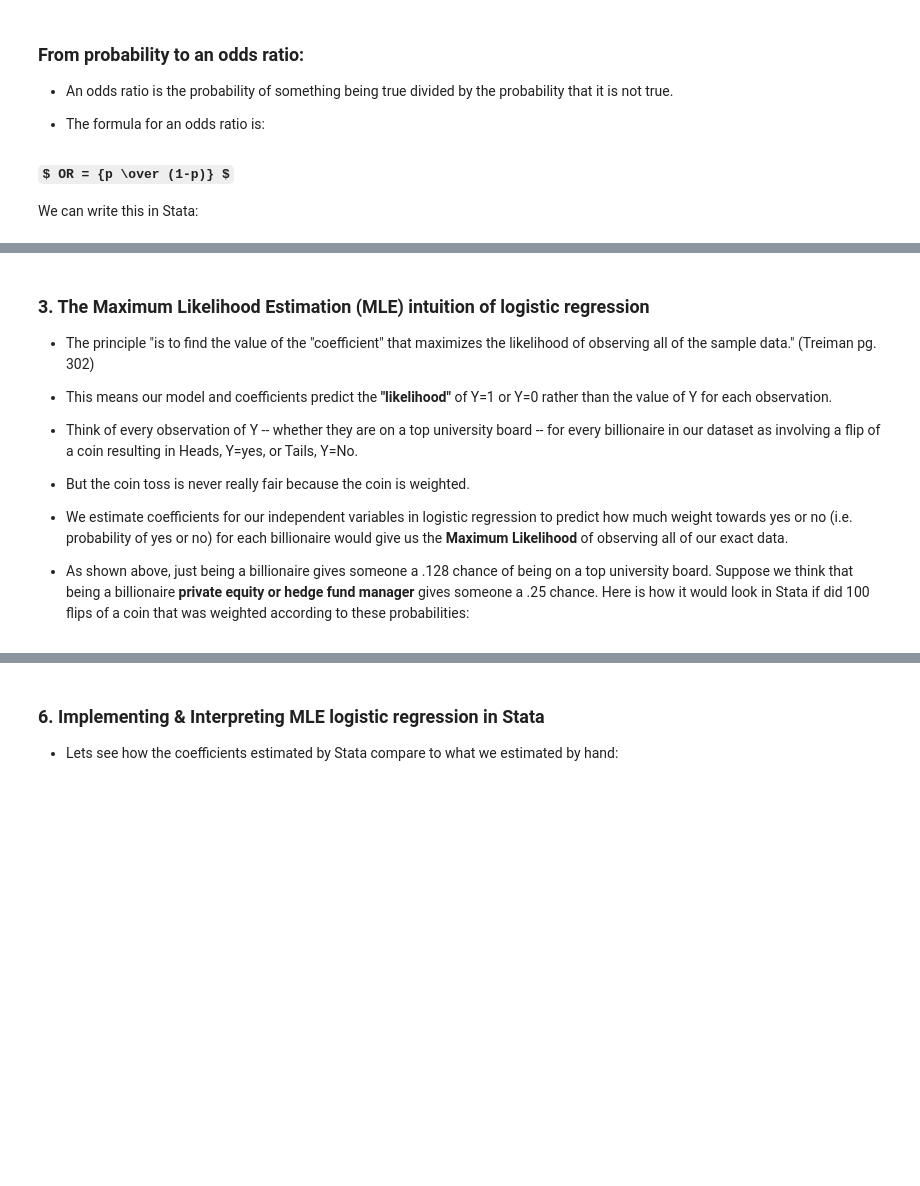
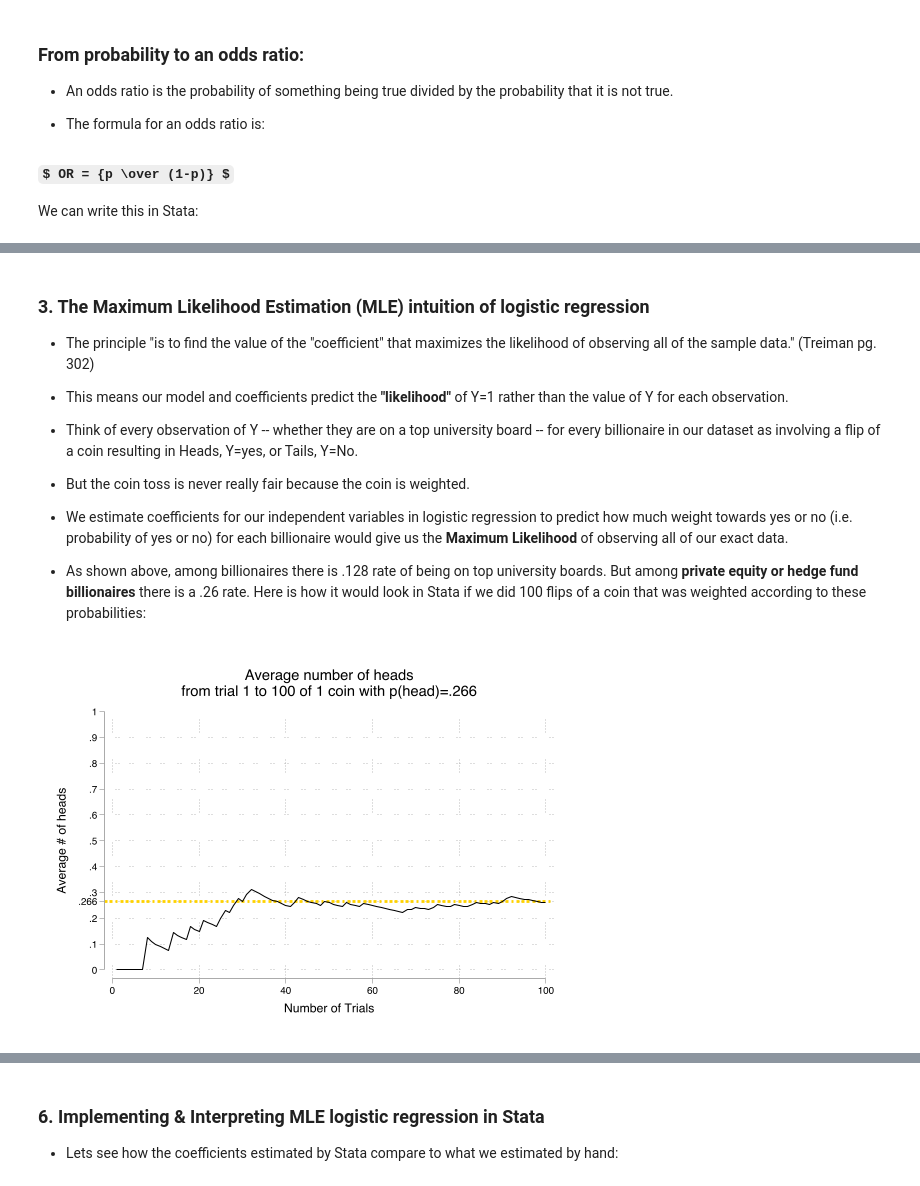
Before and after one commit to charlieeatonphd/Graduate-Statistics-and-Data-Science-for-Sociology, a Jupyter notebook: week10/w10lesson_MLE_logistic.ipynb, the cells around one changed output, grey strips where cells are left out. Drawn from its saved outputs; the diff is of its cells as text; code cells hidden in the pictures; some formulas as TeX source; blank space fills up the shorter version.

```diff
--- a/week10/w10lesson_MLE_logistic.ipynb
+++ b/week10/w10lesson_MLE_logistic.ipynb
@@ -102,7 +108,7 @@ OR = (fy=1 / fy=0) = .14722753
 
 * The principle "is to find the value of the "coefficient" that maximizes the likelihood of observing all of the sample data." (Treiman pg. 302)
 
-* This means our model and coefficients predict the **"likelihood"** of Y=1 or Y=0 rather than the value of Y for each observation.
+* This means our model and coefficients predict the **"likelihood"** of Y=1 rather than the value of Y for each observation.
 
 * Think of every observation of Y -- whether they are on a top university board -- for every billionaire in our dataset as involving a flip of a coin resulting in Heads, Y=yes, or Tails, Y=No.
 
@@ -110,4 +116,4 @@ OR = (fy=1 / fy=0) = .14722753
 
 * We estimate coefficients for our independent variables in logistic regression to predict how much weight towards yes or no (i.e. probability of yes or no) for each billionaire would give us the **Maximum Likelihood** of observing all of our exact data.
 
-* As shown above, just being a billionaire gives someone a .128 chance of being on a top university board. Suppose we think that being a billionaire **private equity or hedge fund manager** gives someone a .25 chance. Here is how it would look in Stata if did 100 flips of a coin that was weighted according to these probabilities:
+* As shown above, among billionaires there is .128 rate of being on top university boards. But among **private equity or hedge fund billionaires** there is a .26 rate. Here is how it would look in Stata if we did 100 flips of a coin that was weighted according to these probabilities:
@@ -116 +124,9 @@ OR = (fy=1 / fy=0) = .14722753
+# %%
+quietly heads, flips(100) prob(.128)
+quietly graph save plainbillionaires, replace
+
+quietly heads, flips(100) prob(.266)
+quietly graph save pehedgebillionaires, replace
+# %% [output]
+[figure, added]
 # %%
```
Also changed, not shown: parts of 23 cells of this notebook, 1 other file.
